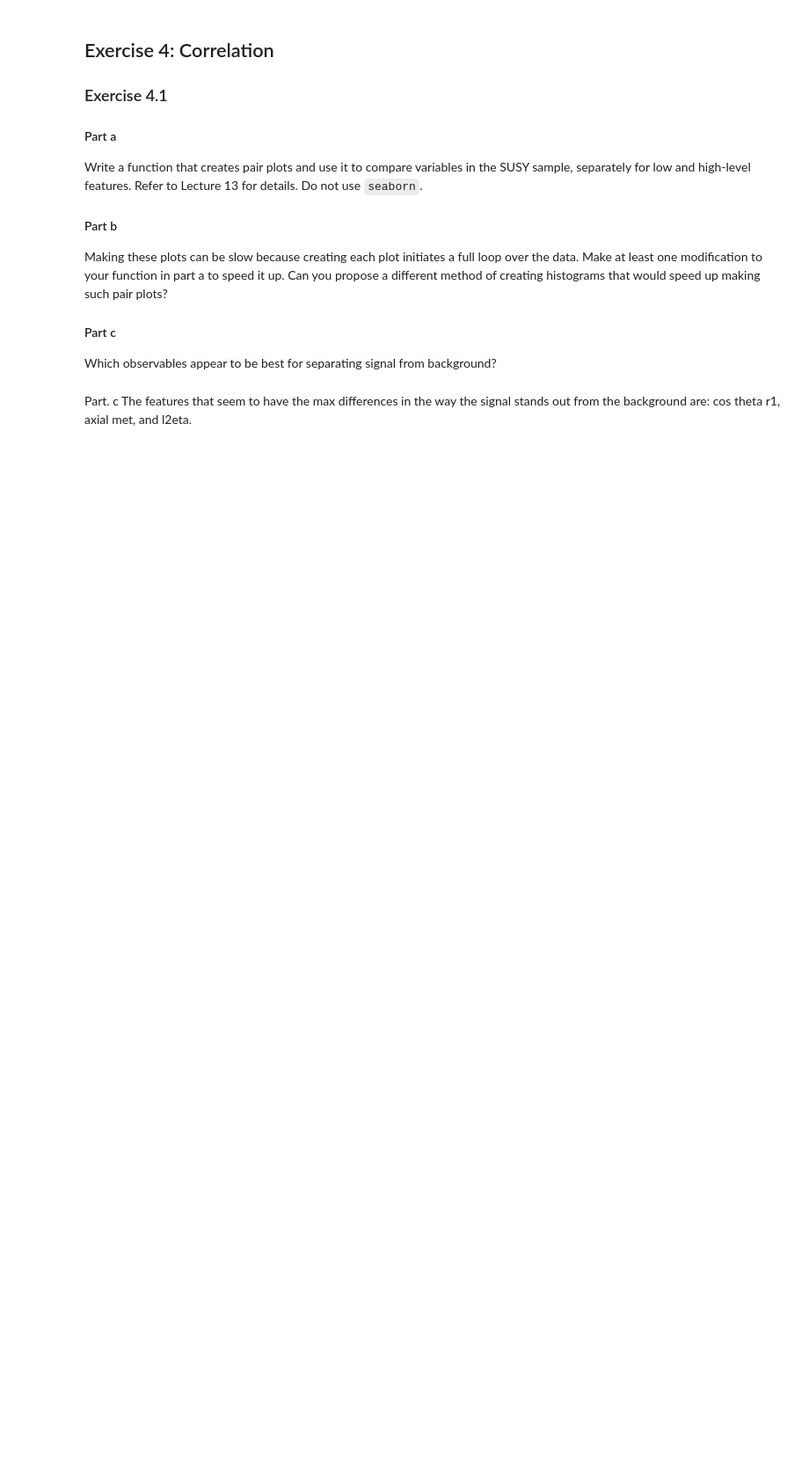
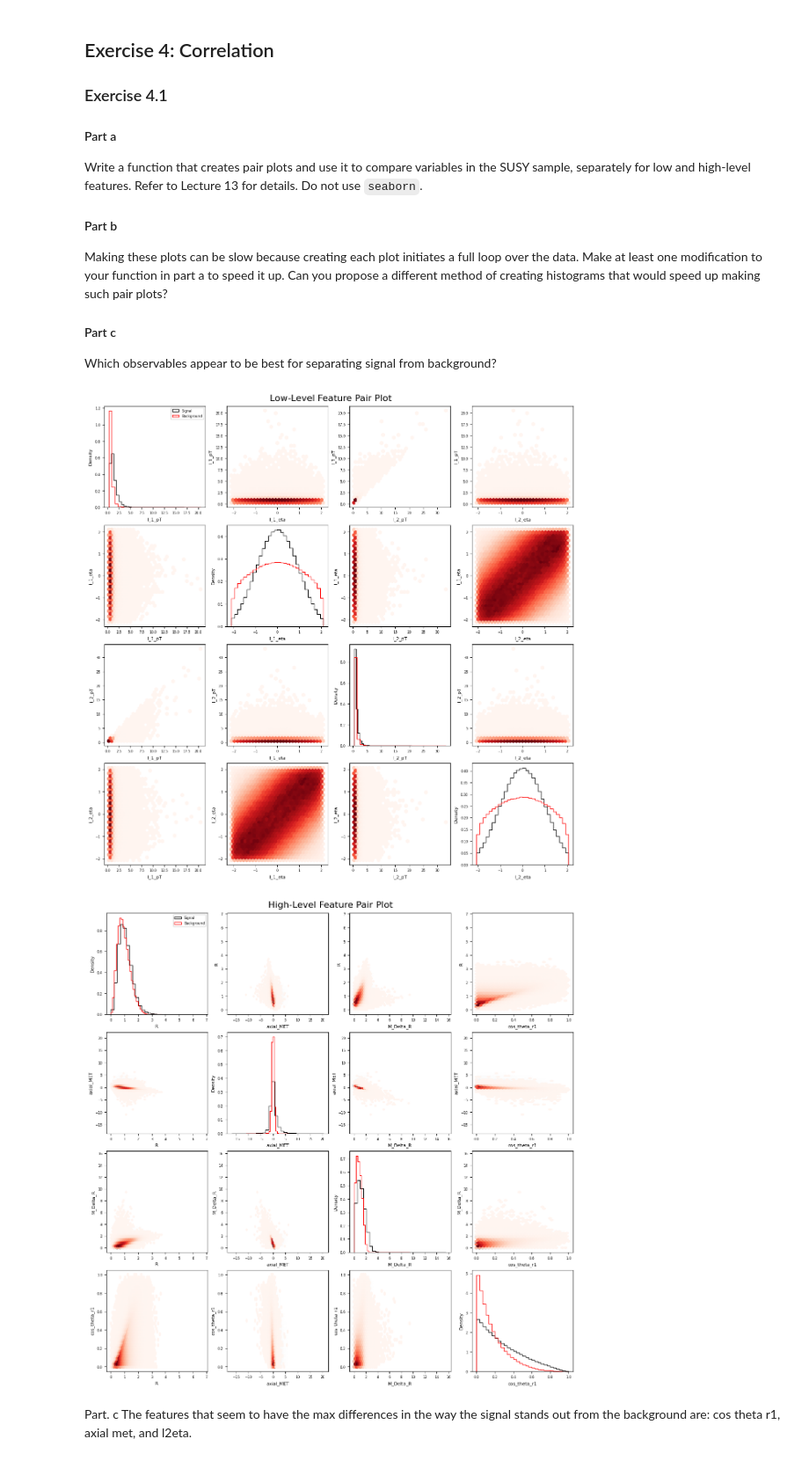
Before and after one commit to ShuaibJama1/DATA3402.Spring.2025, a Jupyter notebook: Labs/Lab.7.solution.ipynb, the cells around one changed output. Shown at 88% size. Cells and saved outputs as stored; diff of their text form; code cells hidden in the pictures; blank space fills up the shorter version.

```diff
--- a/Labs/Lab.7.solution.ipynb
+++ b/Labs/Lab.7.solution.ipynb
@@ -163,3 +212,54 @@ Making these plots can be slow because creating each plot initiates a full loop
 
 #### Part c
 Which observables appear to be best for separating signal from background?
+# %%
+# Part a
+def create_pair_plot(df_sig, df_bkg, features, title="Pair Plot", figsize=(12, 12)):
+
+    features = [feature for feature in features if feature in df_sig.columns]
+
+    if not features:
+        raise ValueError("No valid features provided that exist in the DataFrame columns.")
+
+    n_features = len(features)
+    fig, axes = plt.subplots(n_features, n_features, figsize=figsize, constrained_layout=True)
+
+    for i, feature_i in enumerate(features):
+        for j, feature_j in enumerate(features):
+            ax = axes[i, j]
+
+            if i == j:  # Diagonal: Histogram
+                ax.hist(df_sig[feature_i], bins=30, histtype='step', color='black', label='Signal', density=True)
+                ax.hist(df_bkg[feature_i], bins=30, histtype='step', color='red', label='Background', density=True)
+                ax.set_xlabel(feature_i, fontsize=8)
+                ax.set_ylabel("Density", fontsize=8)
+            else:  # Off-diagonal: Hexbin plot better to display density
+                # Create hexbin plot for signal
+                hb_sig = ax.hexbin(df_sig[feature_j], df_sig[feature_i], gridsize=30, cmap='Greys', mincnt=1)
+                # Create hexbin plot for background
+                hb_bkg = ax.hexbin(df_bkg[feature_j], df_bkg[feature_i], gridsize=30, cmap='Reds', mincnt=1)
+
+                ax.set_xlabel(feature_j, fontsize=8)
+                ax.set_ylabel(feature_i, fontsize=8)
+
+            # Remove ticks for clarity
+            ax.tick_params(axis='both', which='major', labelsize=6)
+
+            # Add legend only in the top-left corner
+            if i == 0 and j == 0:
+                ax.legend(fontsize=6)
+
+    fig.suptitle(title, fontsize=16)
+    plt.show()
+
+low_level_features = ["l_1_pT", "l_1_eta", "l_2_pT", "l_2_eta"]  # Replace with actual low-level feature names
+high_level_features = ["R", "axial_MET", "M_Delta_R", "cos_theta_r1"]  # Replace with actual high-level feature names
+
+low_level_features = [feature for feature in low_level_features if feature in df.columns]
+high_level_features = [feature for feature in high_level_features if feature in df.columns]
+
+create_pair_plot(df_sig, df_bkg, low_level_features, title="Low-Level Feature Pair Plot")
+create_pair_plot(df_sig, df_bkg, high_level_features, title="High-Level Feature Pair Plot")
+# %% [output]
+[figure, added]
+[figure, added]
```
Also changed, not shown: parts of 23 cells of this notebook.
